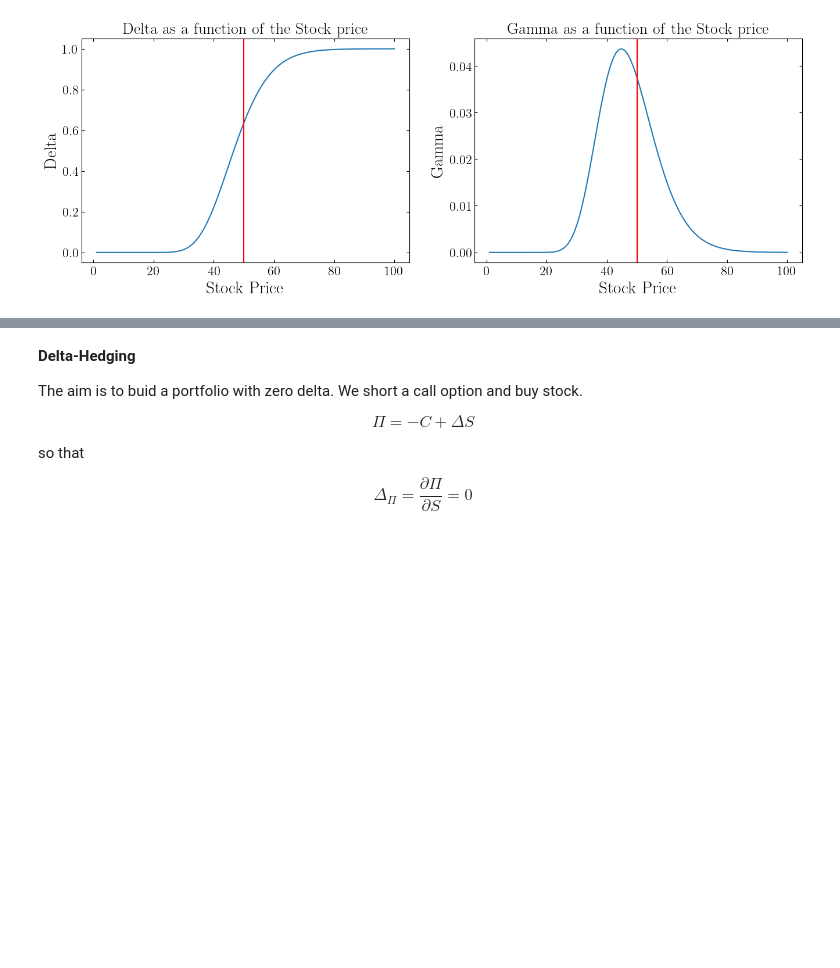
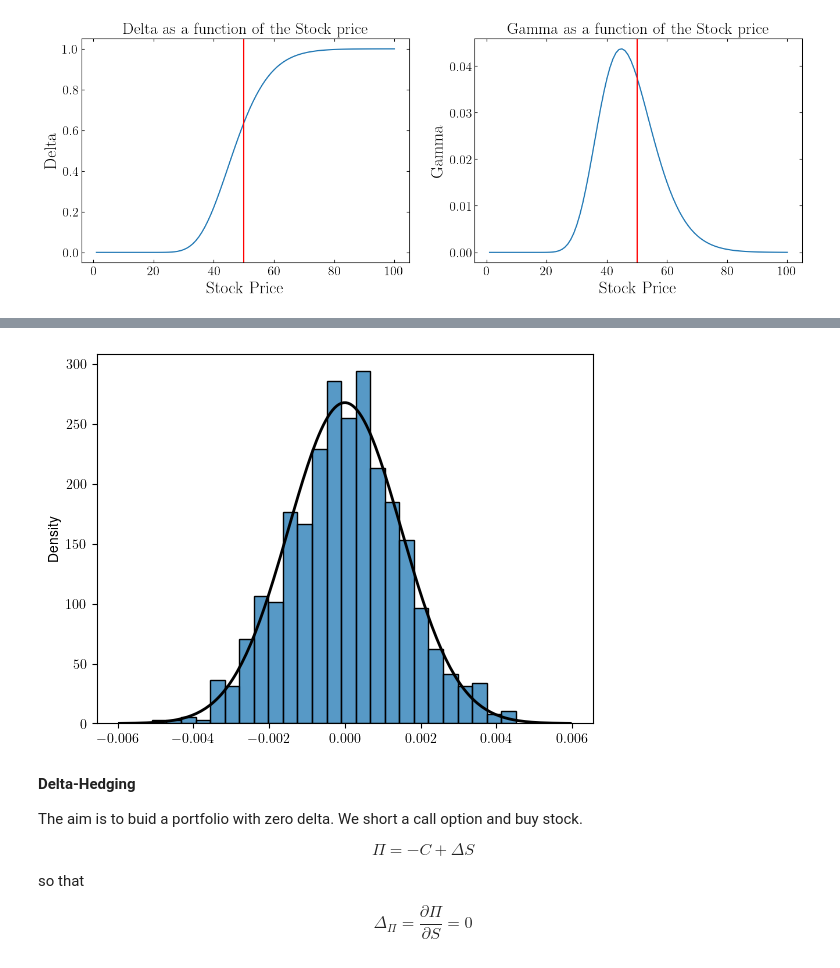
Before and after one commit to alexisdpc/Black-Scholes-and-Greeks, a Jupyter notebook: Greeks.ipynb, the cells around one changed output, grey strips where cells are left out. Cells and saved outputs as stored; diff of their text form; code cells hidden in the pictures; blank space fills up the shorter version.

```diff
--- a/Greeks.ipynb
+++ b/Greeks.ipynb
@@ -275,3 +283,27 @@ ax2.tick_params(axis='both', which='major', labelsize=16)
+# %%
+import seaborn as sns
+
+# We generate different Stock paths with the same input parameters
+mu_0 = 0
+S_price = BlackScholes(paths, mu_0, sigma, S0)
+
+def normal(mean, std, color="black"):
+    '''Plot a Normal distribution with mean = mean and standard deviation = std'''
+    x = np.linspace(mean-4*std, mean+4*std, 200)
+    p = ss.norm.pdf(x, mean, std)
+    z = plt.plot(x, p, color, linewidth=2)
+
+# We calculate the percentage returns
+price_diff = []
+for i in range(len(S_price[0,:])-1):
+    price_diff.append((S_price[0,i+1]-S_price[0,i])/S_price[0,i])
+
+# Plot the Normal distribution on top of the Histogram
+ax = sns.histplot(x=price_diff, stat="density")
+std_dev = sigma*np.sqrt(dt)
+normal(mu_0, std_dev)
+# %% [output]
+[figure, added]
 # %% [markdown]
 **Delta-Hedging**
 
```
Also changed, not shown: parts of 4 cells of this notebook.
